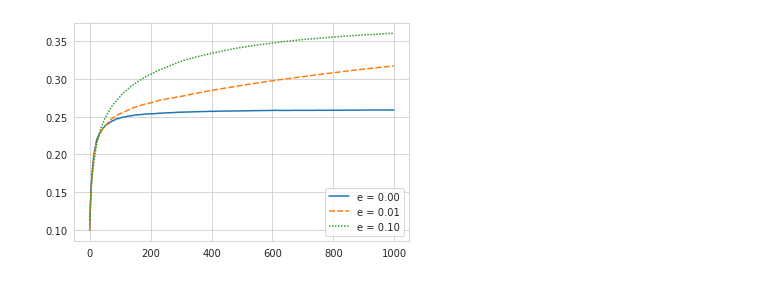
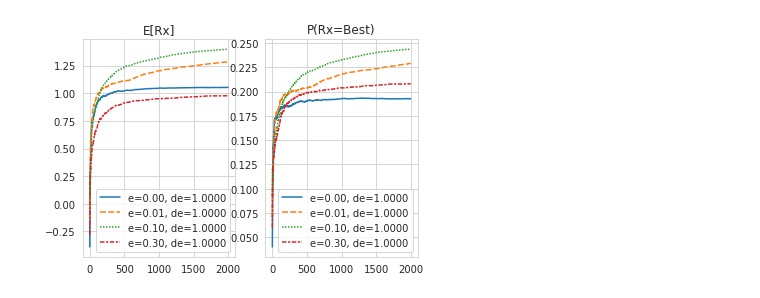
Before and after one commit to MatthewMerrill/reinforcementlearning, a Jupyter notebook: chapter2/bandit.ipynb, the cells around one changed output. Saved outputs shown, nothing was run; the diff lists cells and outputs as text; code cells hidden in the pictures.

Commit message:
refactor bandit code and make graphing more pretty

```diff
--- a/chapter2/bandit.ipynb
+++ b/chapter2/bandit.ipynb
@@ -7,6 +10,0 @@ import seaborn as sns
-# %%
-epsilons = (0, .01, .1)
-data = { e: bandit.simulate_averages(e=e, reps=2000) for e in epsilons }
-# %%
-rx = np.transpose([ data[e][0,:] for e in epsilons])
-rx_df = pd.DataFrame(rx, columns=('e = %.2f' % e for e in epsilons))
@@ -18,7 +11,32 @@ with sns.axes_style("whitegrid"):
-# %%
-pb = np.transpose([ data[e][1,:] for e in epsilons])
-pb_df = pd.DataFrame(pb, columns=('e = %.2f' % e for e in epsilons))
-with sns.axes_style("whitegrid"):
-    sns.lineplot(data=pb_df)
-# %% [output]
-[figure, removed]
+# %%
+reps = 100
+epochs = 2000
+rx_data = pd.DataFrame()
+pBest_data = pd.DataFrame()
+# %%
+def run_epsilon(epsilon):
+    col = column_name(epsilon)
+    if col in rx_data: return
+    e_init, e_decay = epsilon
+    rx, pBest = simulate_averages(
+        AverageBandit(e=e_init, e_decay=e_decay),
+        reps=reps, epochs=epochs)
+
+    rx_data[col] = rx
+    pBest_data[col] = pBest
+
+def graph_epsilons(epsilons):
+    for epsilon in epsilons: run_epsilon(epsilon)
+    columns = list(map(column_name, epsilons))
+    with sns.axes_style("whitegrid"):
+        fig, ax = plt.subplots(1,2)
+        sns.lineplot(ax=ax[0], data=rx_data.loc[:,columns]).set_title("E[Rx]")
+        sns.lineplot(ax=ax[1], data=pBest_data.loc[:,columns]).set_title("P(Rx=Best)")
+
+def column_name(epsilon):
+    e_init, e_decay = epsilon
+    return 'e=%1.2f, de=%1.4f' % (e_init, e_decay)
+# %%
+graph_epsilons([(0, 1), (.01, 1), (.1, 1), (.3, 1)])
+# %% [output]
+[figure, added]
```
Also changed, not shown: parts of 4 cells of this notebook, 3 other files.
